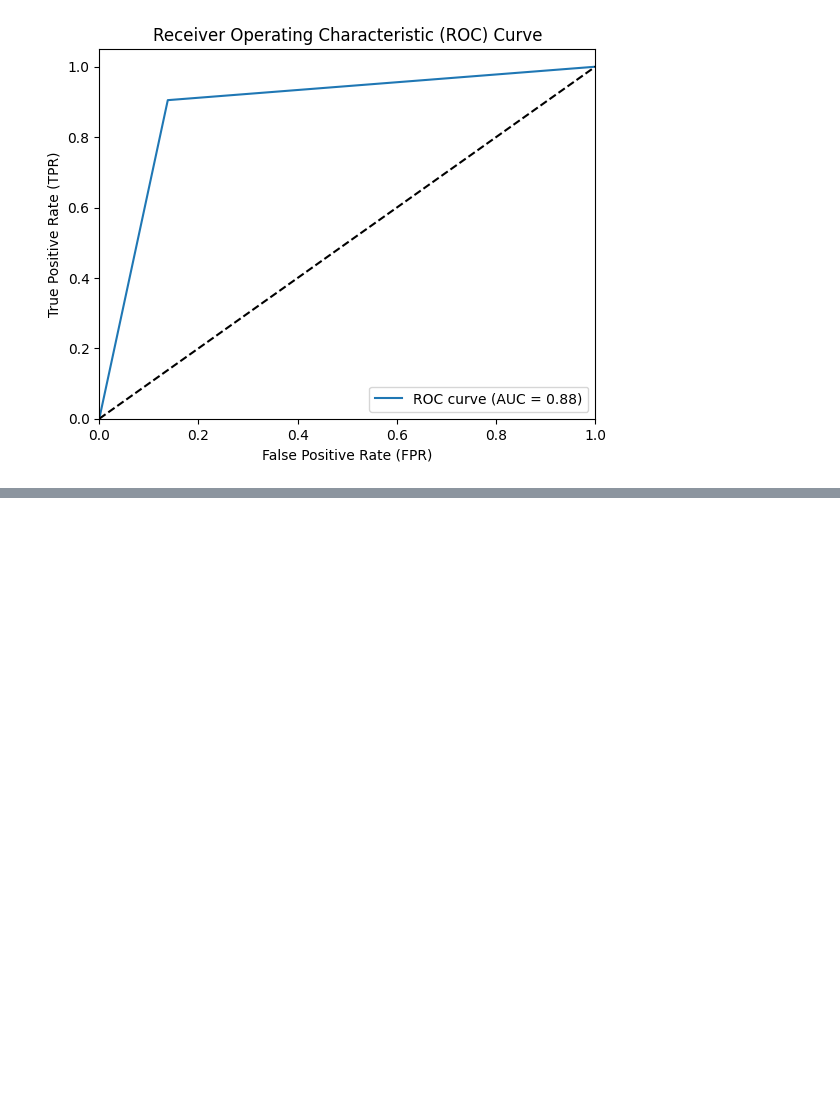
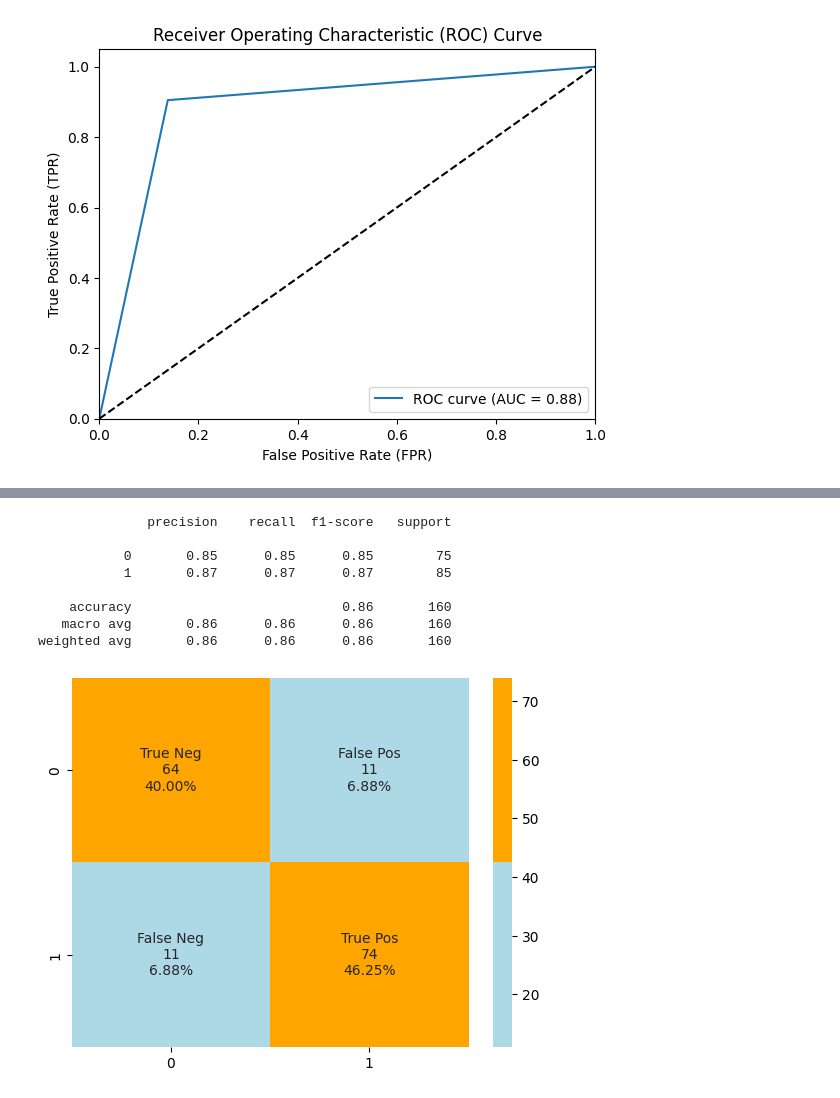
Before and after one commit to timonoessler/DataExplorationProject, a Jupyter notebook: src/Data_explo.ipynb, the cells around one changed output, grey strips where cells are left out. Drawn from its saved outputs; the diff is of its cells as text; code cells hidden in the pictures; blank space fills up the shorter version.

```diff
--- a/src/Data_explo.ipynb
+++ b/src/Data_explo.ipynb
@@ -533,0 +444,13 @@ weighted avg       0.91      0.91      0.91       640
+# %%
+# Modell Evaluation on the test data
+model_evaluation(k_nn,x_test,y_test)
+# %% [output]
+              precision    recall  f1-score   support
+
+           0       0.85      0.85      0.85        75
+           1       0.87      0.87      0.87        85
+
+    accuracy                           0.86       160
+   macro avg       0.86      0.86      0.86       160
+weighted avg       0.86      0.86      0.86       160
+[figure, added]
```
Also changed, not shown: parts of 23 cells of this notebook.
